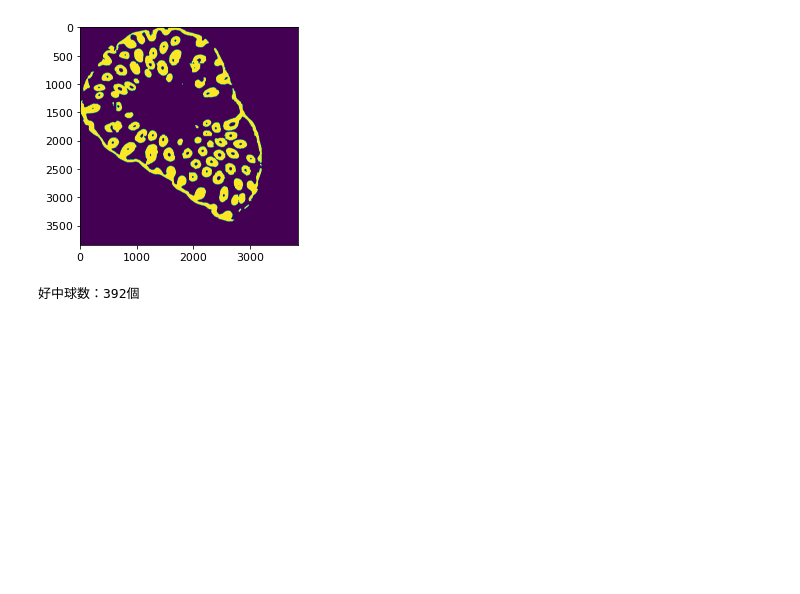
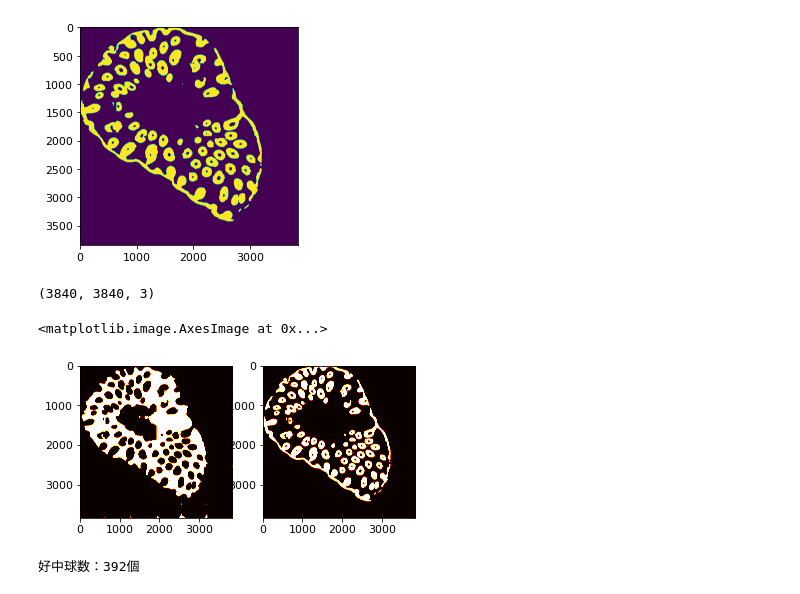
Before and after one commit to junfrankohara/git-practice, a Jupyter notebook: neutrophils_detection.ipynb, the cells around one changed output. Saved outputs shown, nothing was run; the diff lists cells and outputs as text; code cells hidden in the pictures; blank space fills up the shorter version.

```diff
--- a/neutrophils_detection.ipynb
+++ b/neutrophils_detection.ipynb
@@ -218,6 +211,59 @@ plt.imshow(detect_epi)
 (3840, 3840, 3)
 <matplotlib.image.AxesImage at 0x...>
 [figure]
+# %%
+
+def crop_to_640pix(img):
+    crop_array=img.reshape(int(img.shape[0]/640),640,int((img.shape[1])/640),640, 3)
+    crop_array=crop_array.transpose([0,2,1,3,4])
+    crop_array=crop_array.reshape(-1,640,640,3)
+    return crop_array
+
+def assemble_with640pix(crop_arrays, img_height, img_width):
+    re_x=crop_arrays.reshape(int(img_height/640),int(img_width/640),640,640)
+    re_x=re_x.transpose([0,2,1,3])
+    return re_x.reshape(img_height, img_width).astype("uint8")
+
+img=sp1_array
+tile_size=640
+add_space1=np.zeros((img.shape[0], tile_size-img.shape[1]%tile_size, 3))
+img=np.hstack((img, add_space1)).astype("uint8")
+add_space2=np.zeros((tile_size-img.shape[0]%tile_size, img.shape[1], 3))
+img=np.vstack((img, add_space2)).astype("uint8")
+print(img.shape)
+
+#セグメンテーション
+crop_array=crop_to_640pix(img)
+strom_list=[]
+epi_list=[]
+for rgb in tqdm(crop_array):
+    half_rgb=resize(rgb, (320, 320), anti_aliasing=True)
+    image = preprocessing_fn(half_rgb)
+    image = image.transpose(2, 0, 1).astype('float32')
+    image=torch.from_numpy(image).to(DEVICE).unsqueeze(0)
+    predict = seg_model(image)
+    predict = predict.detach().cpu().numpy()[0]
+    pr_epithelium=predict[3,:,:]
+    pr_epithelium = np.where(pr_epithelium>0.7, 1, 0)
+    pr_epithelium=pr_epithelium.repeat(2, axis=0).repeat(2, axis=1)
+    epi_list.append(pr_epithelium)
+    pr_strom=predict[2,:,:]
+    pr_strom = np.where(pr_strom>0.7, 1, 0)
+    pr_strom=pr_strom.repeat(2, axis=0).repeat(2, axis=1)
+    strom_list.append(pr_strom)
+strom_arrays=np.stack(strom_list)
+detect_strom=assemble_with640pix(strom_arrays, img.shape[0], img.shape[1])
+epi_arrays=np.stack(epi_list)
+epi_arrays.shape
+detect_epi=assemble_with640pix(epi_arrays, img.shape[0], img.shape[1])
+#セグメンテーション結果の表示
+fig, axes = plt.subplots(nrows=1, ncols=2)
+axes[0].imshow(detect_strom, cmap="hot")
+axes[1].imshow(detect_epi, cmap="hot")
+# %% [output]
+(3840, 3840, 3)
+<matplotlib.image.AxesImage at 0x...>
+[figure, added]
 # %%
 # 検出した上皮内に浸潤した好中球を検出し、合計数を表示。
 
```
Also changed, not shown: parts of 7 cells of this notebook.
